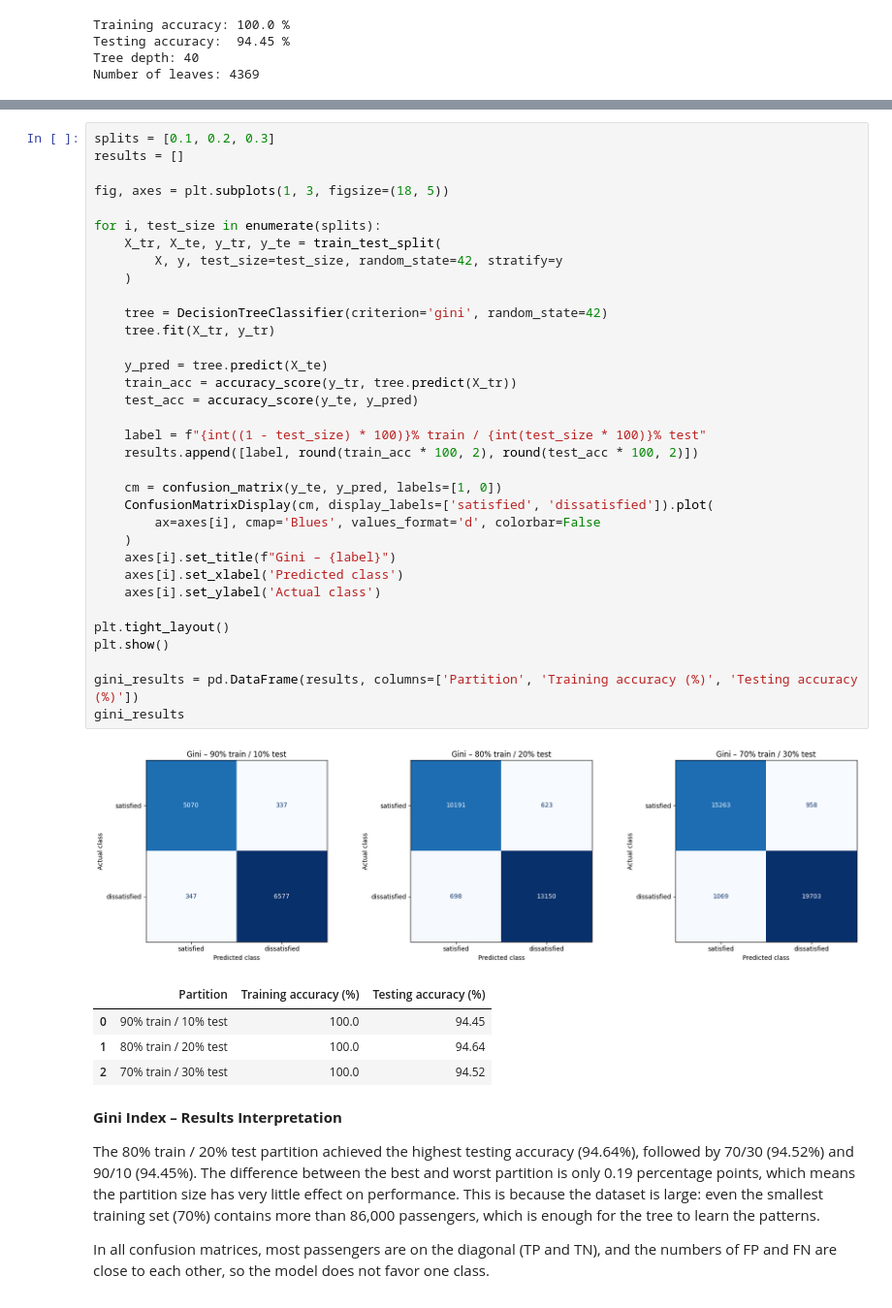
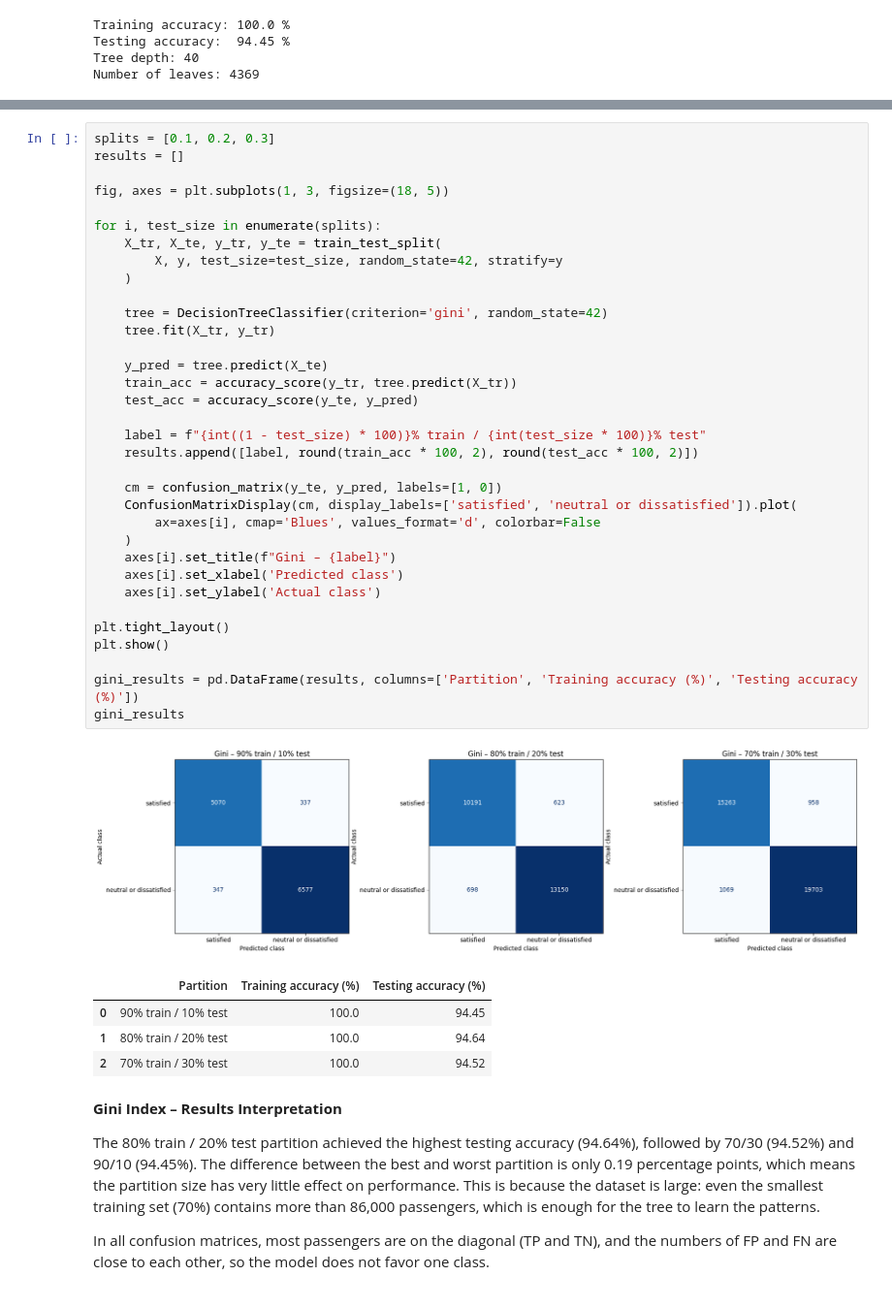
Before and after one commit to Layal06-gh/IT326-Airline-Satisfaction, a Jupyter notebook: Reports/Phase3.ipynb, the cells around one changed output, grey strips where cells are left out. Shown at 97% size. Cells and saved outputs as stored; diff of their text form.

```diff
--- a/Reports/Phase3.ipynb
+++ b/Reports/Phase3.ipynb
@@ -715,35 +715,35 @@ results = []
 fig, axes = plt.subplots(1, 3, figsize=(18, 5))
 
 for i, test_size in enumerate(splits):
     X_tr, X_te, y_tr, y_te = train_test_split(
         X, y, test_size=test_size, random_state=42, stratify=y
     )
 
     tree = DecisionTreeClassifier(criterion='gini', random_state=42)
     tree.fit(X_tr, y_tr)
 
     y_pred = tree.predict(X_te)
     train_acc = accuracy_score(y_tr, tree.predict(X_tr))
     test_acc = accuracy_score(y_te, y_pred)
 
     label = f"{int((1 - test_size) * 100)}% train / {int(test_size * 100)}% test"
     results.append([label, round(train_acc * 100, 2), round(test_acc * 100, 2)])
 
     cm = confusion_matrix(y_te, y_pred, labels=[1, 0])
-    ConfusionMatrixDisplay(cm, display_labels=['satisfied', 'dissatisfied']).plot(
+    ConfusionMatrixDisplay(cm, display_labels=['satisfied', 'neutral or dissatisfied']).plot(
         ax=axes[i], cmap='Blues', values_format='d', colorbar=False
     )
     axes[i].set_title(f"Gini – {label}")
     axes[i].set_xlabel('Predicted class')
     axes[i].set_ylabel('Actual class')
 
 plt.tight_layout()
 plt.show()
 
 gini_results = pd.DataFrame(results, columns=['Partition', 'Training accuracy (%)', 'Testing accuracy (%)'])
 gini_results
 # %% [output]
-[figure, old version]
+[figure, new version]
 |  | Partition | Training accuracy (%) | Testing accuracy (%) |
 | 0 | 90% train / 10% test | 100.0 | 94.45 |
 | 1 | 80% train / 20% test | 100.0 | 94.64 |
```
Also changed, not shown: parts of 19 cells of this notebook.
